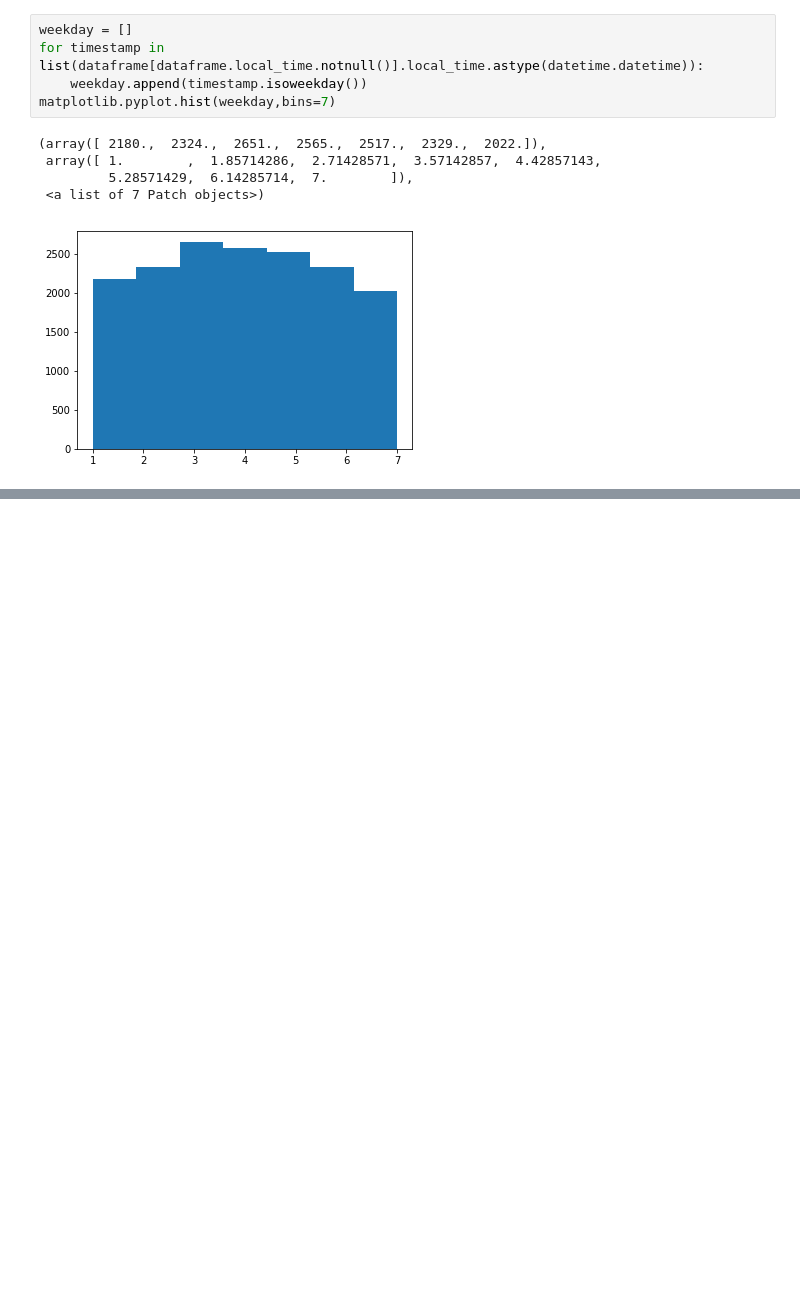
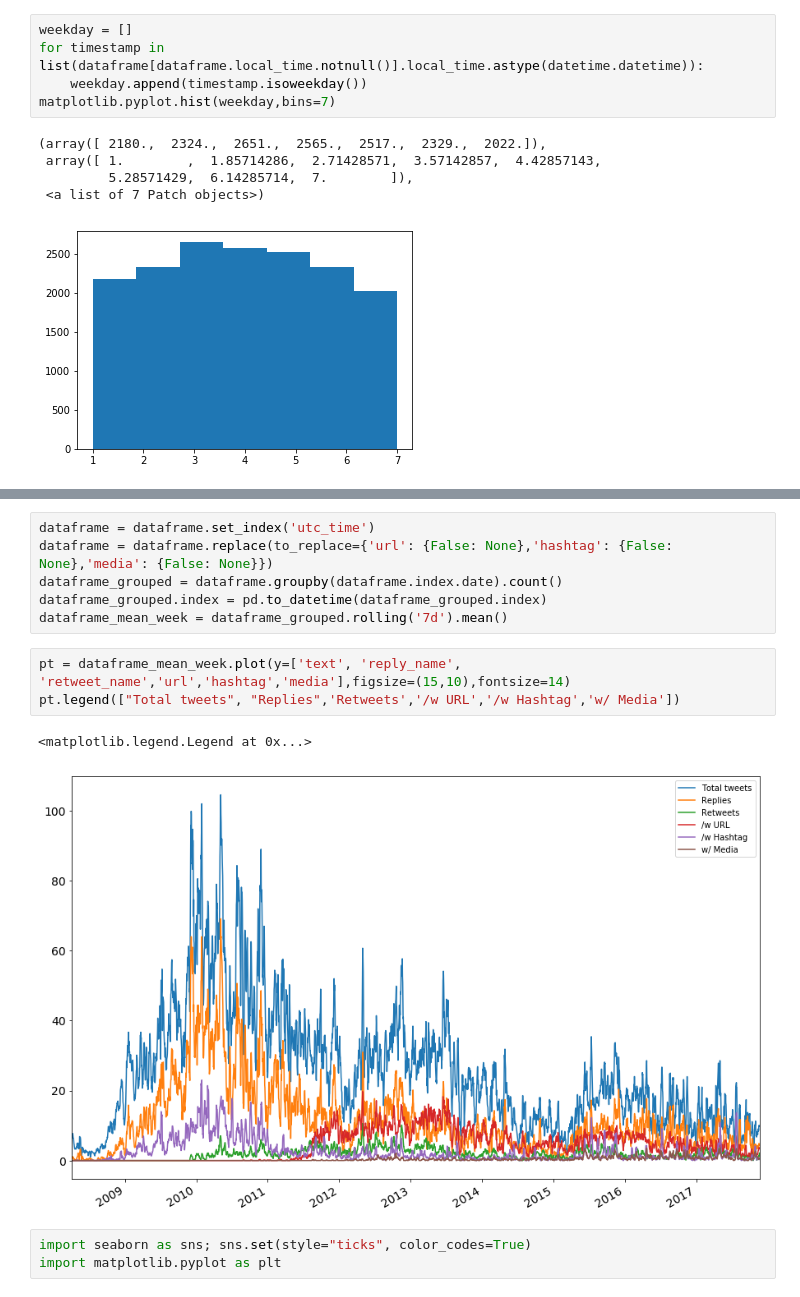
Before and after one commit to gedankenstuecke/twitter-analyser, a Jupyter notebook: archive-analyser.ipynb, the cells around one changed output, grey strips where cells are left out. Cells and saved outputs as stored; diff of their text form; blank space fills up the shorter version.

```diff
--- a/archive-analyser.ipynb
+++ b/archive-analyser.ipynb
@@ -219,0 +243,15 @@ matplotlib.pyplot.hist(weekday,bins=7)
+# %%
+dataframe = dataframe.set_index('utc_time')
+dataframe = dataframe.replace(to_replace={'url': {False: None},'hashtag': {False: None},'media': {False: None}})
+dataframe_grouped = dataframe.groupby(dataframe.index.date).count()
+dataframe_grouped.index = pd.to_datetime(dataframe_grouped.index)
+dataframe_mean_week = dataframe_grouped.rolling('7d').mean()
+# %%
+pt = dataframe_mean_week.plot(y=['text', 'reply_name', 'retweet_name','url','hashtag','media'],figsize=(15,10),fontsize=14)
+pt.legend(["Total tweets", "Replies",'Retweets','/w URL','/w Hashtag','w/ Media'])
+# %% [output]
+<matplotlib.legend.Legend at 0x...>
+[figure, added]
+# %%
+import seaborn as sns; sns.set(style="ticks", color_codes=True)
+import matplotlib.pyplot as plt
```
Also changed, not shown: parts of 8 cells of this notebook.
